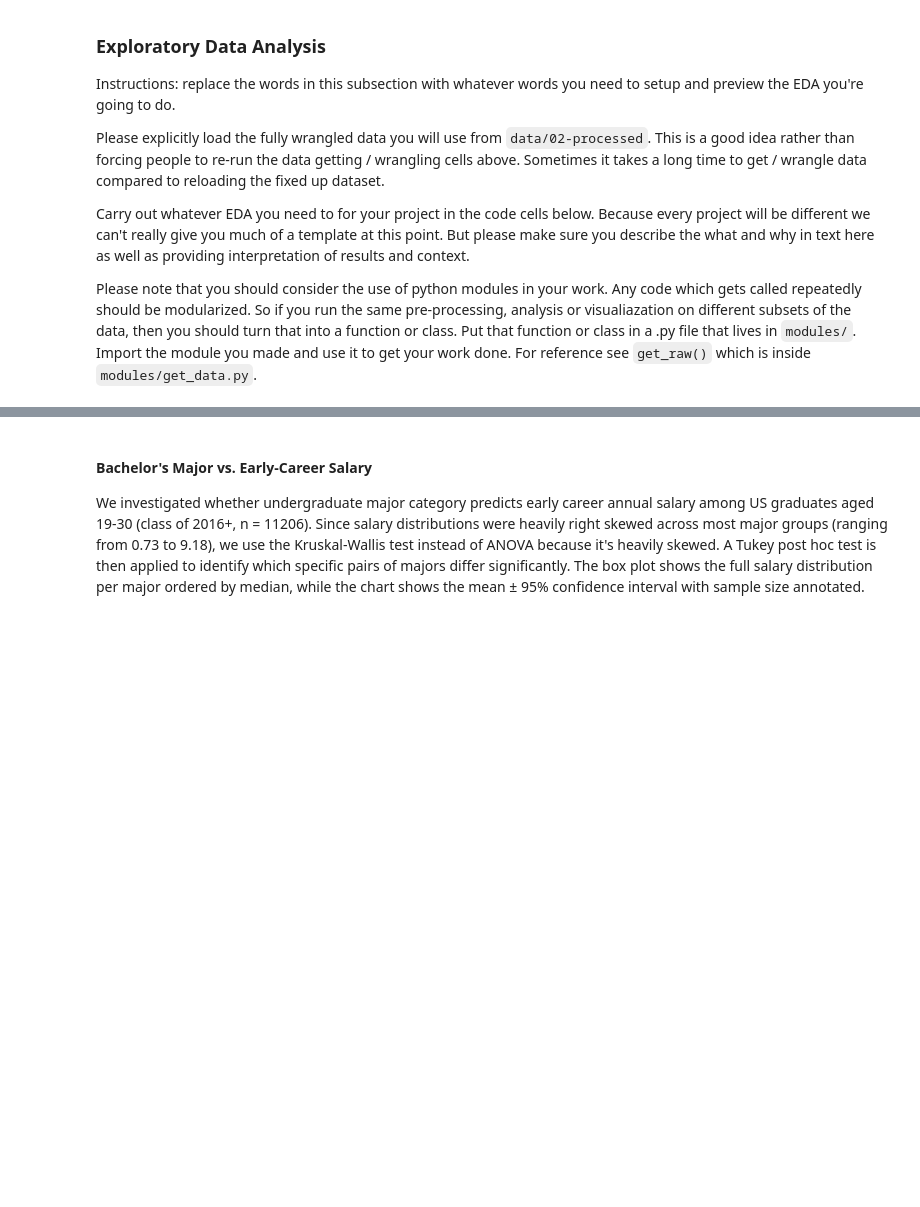
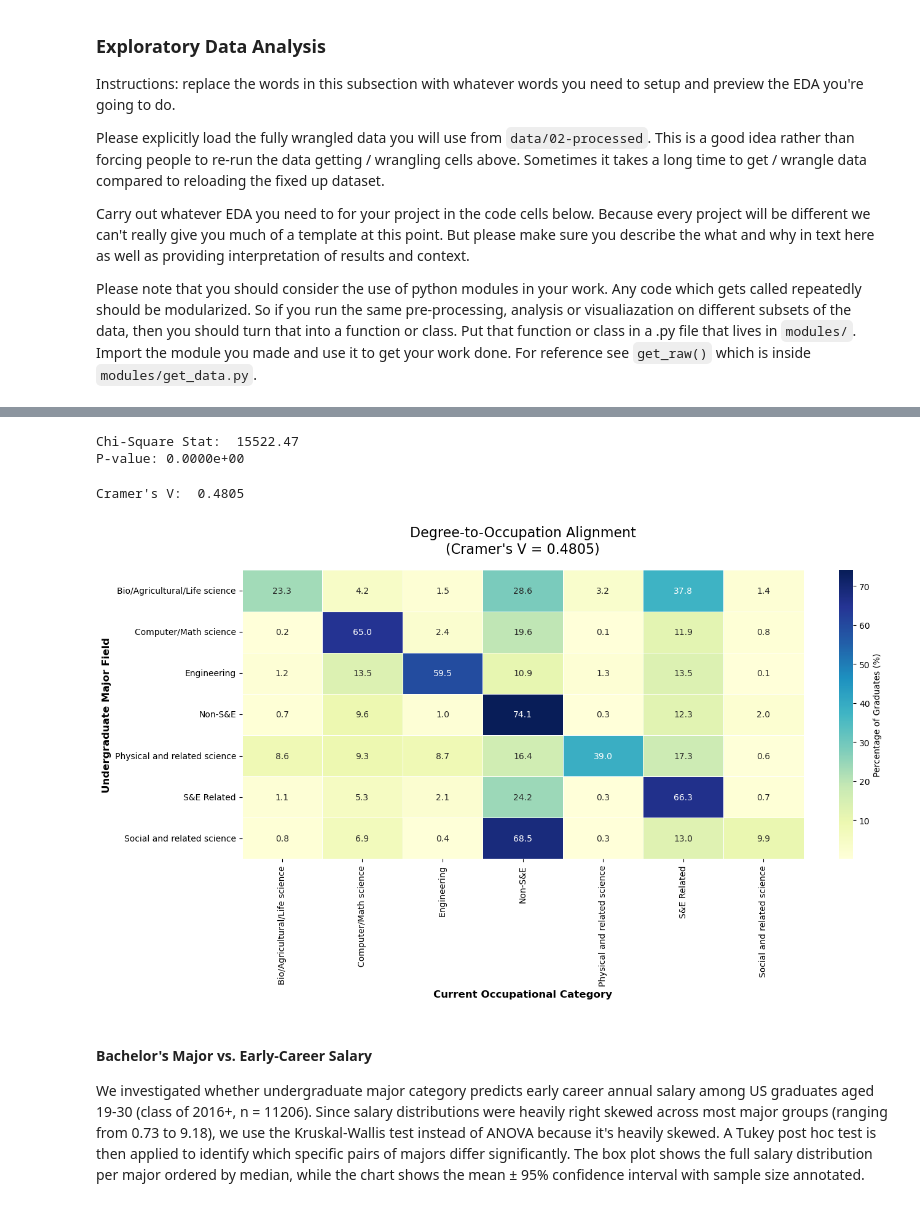
Before and after one commit to COGS108/Group-SP26-090, a Jupyter notebook: 02-EDACheckpoint.ipynb, the cells around one changed output, grey strips where cells are left out. Saved outputs shown, nothing was run; the diff lists cells and outputs as text; code cells hidden in the pictures; blank space fills up the shorter version.

Commit message:
eda1 degree vs job category done
-anya

```diff
--- a/02-EDACheckpoint.ipynb
+++ b/02-EDACheckpoint.ipynb
@@ -322,3 +349,56 @@ Some more words and stuff.  Remember notebooks work best if you interleave the c
+# %%
+## Make contingency table + chi-square test
+tb = pd.crosstab(df_eda1['Major_Label'], df_eda1['Job_Label'])
+chi2, p, dof, expected = chi2_contingency(tb)
+print(f"Chi-Square Stat: {chi2: 0.2f}")
+print(f"P-value: {p:0.4e}")
+# %% [output]
+Chi-Square Stat:  15522.47
+P-value: 0.0000e+00
+# %%
+## p-value is so small because chi-square is sensitive to sample size.
+## chi-square stat shows that relationship exits but not strength
+## calculating Cramer's V to show strength of association
+n = tb.sum().sum()
+min_dim = min(tb.shape) - 1
+cramers_v = np.sqrt(chi2 / (n * min_dim))
+print(f"Cramer's V: {cramers_v: 0.4f}")
+# %% [output]
+Cramer's V:  0.4805
+# %%
+## Plot
+## normalized crosstab(row-wise percentage)
+## "Of those who studied X, what % are in job Y?"
+
+tb_norm = pd. crosstab(
+    df_eda1['Major_Label'],
+    df_eda1['Job_Label'],
+    normalize='index'
+) * 100
+
+## initalize the figure and axes for format
+fig, ax = plt.subplots(figsize=(14,8))
+sns.heatmap(
+    tb_norm,
+    annot = True,
+    fmt = ".1f",
+    cmap = "YlGnBu",
+    linewidths = 0.5,
+    cbar_kws = {'label': 'Percentage of Graduates (%)'},
+    ax = ax
+)
+
+## Label Axis and title
+ax.set_title(f'Degree-to-Occupation Alignment\n(Cramer\'s V = 0.4805)', fontsize=16, pad=20)
+ax. set_ylabel(f'Undergraduate Major Field', fontsize=12, fontweight='bold')
+ax.set_xlabel(f'Current Occupational Category', fontsize=12, fontweight='bold')
+
+## rotate labels for better readability plt.xticks(rotation=45, ha='right' )
+plt.yticks(rotation=0)
+plt.tight_layout()
+plt.show()
+# %% [output]
+[figure, added]
 # %% [markdown]
 #### Bachelor's Major vs. Early-Career Salary
 
```
Also changed, not shown: parts of 4 cells of this notebook.
